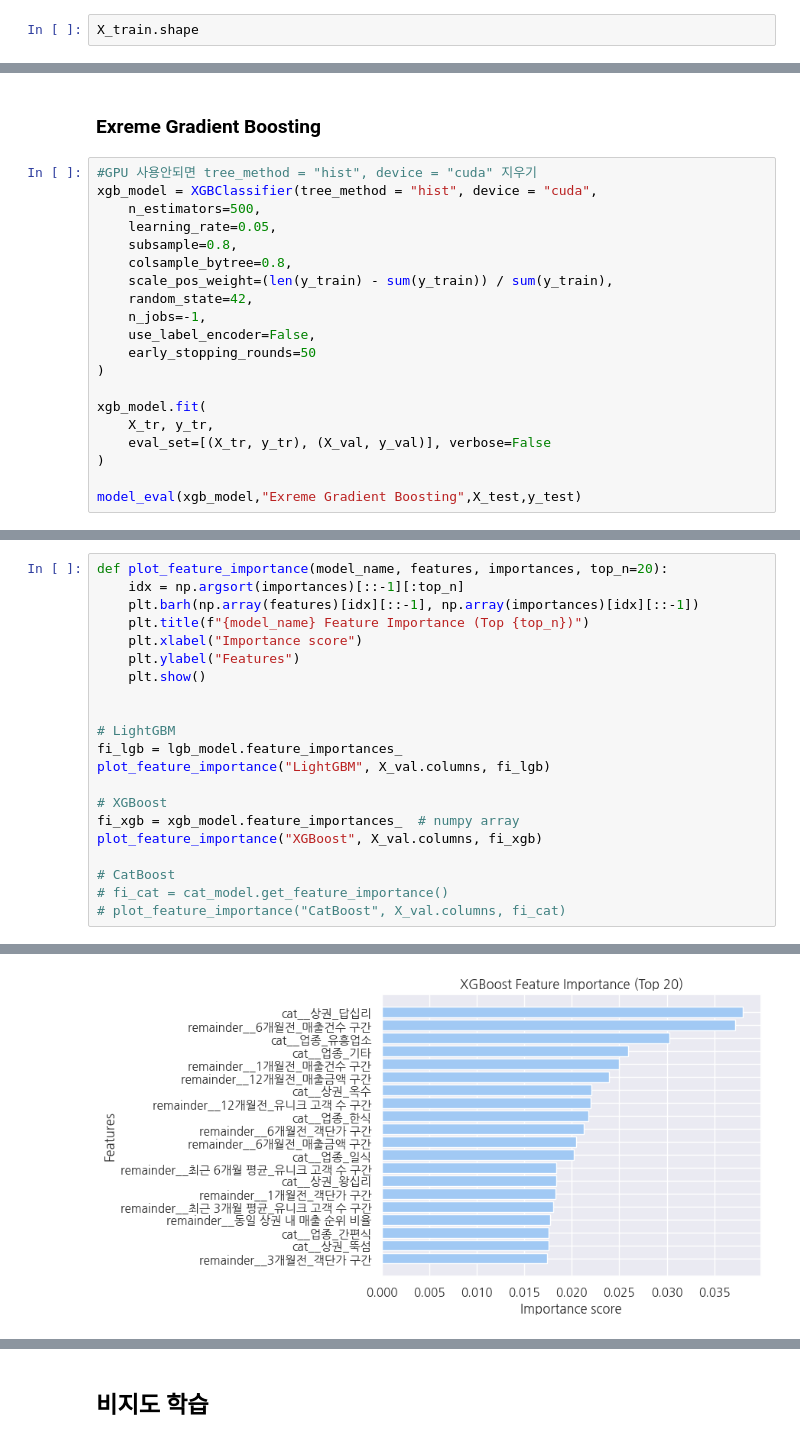
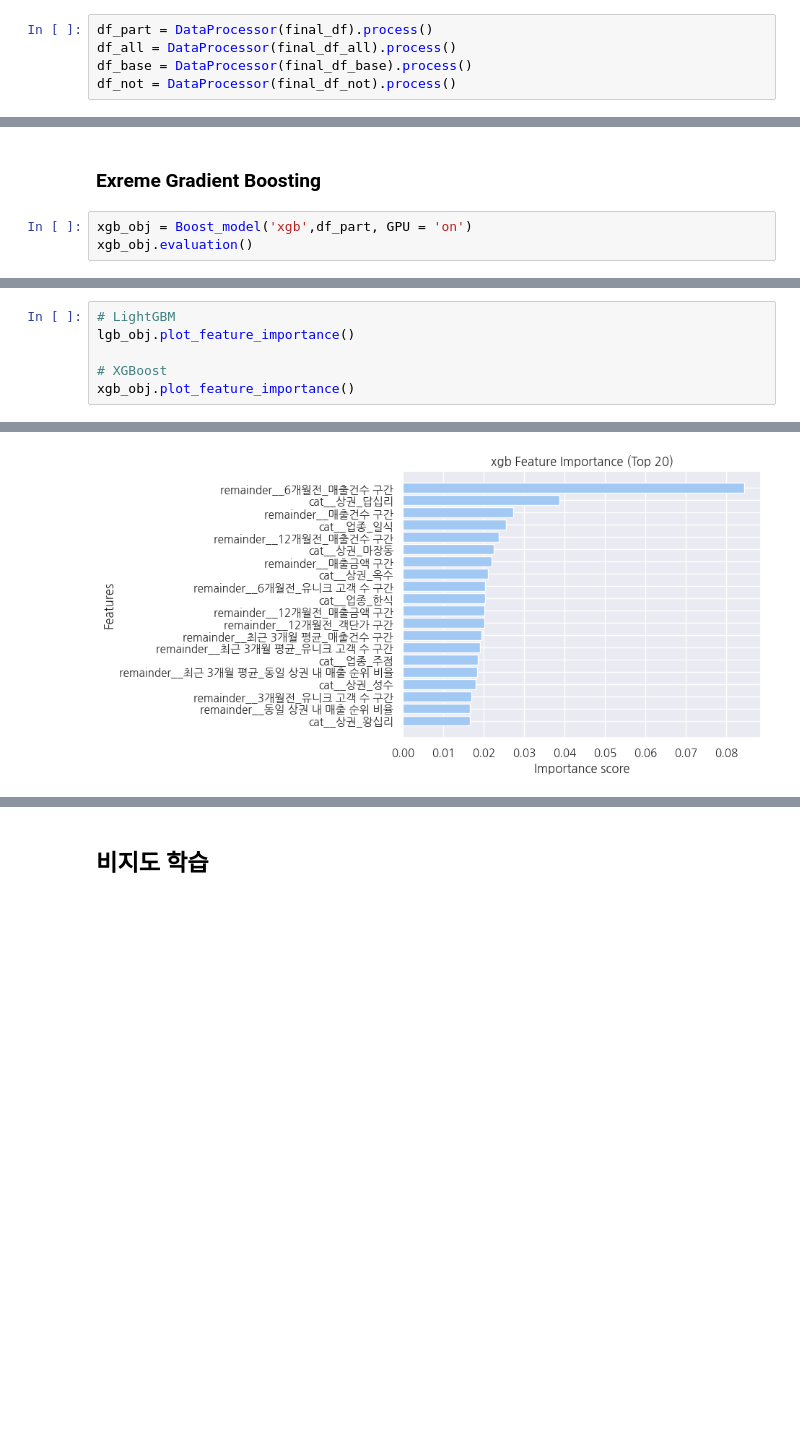
Before and after one commit to CYJ1226/BigContest, a Jupyter notebook: notebooks/Baseline2.ipynb, the cells around one changed output, grey strips where cells are left out. Drawn from its saved outputs; the diff is of its cells as text; blank space fills up the shorter version.

```diff
--- a/notebooks/Baseline2.ipynb
+++ b/notebooks/Baseline2.ipynb
@@ -188,3 +309,6 @@ X_tr, X_val, y_tr, y_val = train_test_split(X_train, y_train, test_size=0.2, ran
 # %%
-X_train.shape
+df_part = DataProcessor(final_df).process()
+df_all = DataProcessor(final_df_all).process()
+df_base = DataProcessor(final_df_base).process()
+df_not = DataProcessor(final_df_not).process()
 # %% [output]
@@ -303,24 +557,7 @@ ModelTuner('lgbm',X_train, X_test,y_train,y_test).run()
 # %% [markdown]
 ### Exreme Gradient Boosting
 # %%
-#GPU 사용안되면 tree_method = "hist", device = "cuda" 지우기
-xgb_model = XGBClassifier(tree_method = "hist", device = "cuda",
-    n_estimators=500,
-    learning_rate=0.05,
-    subsample=0.8,
-    colsample_bytree=0.8,
-    scale_pos_weight=(len(y_train) - sum(y_train)) / sum(y_train),
-    random_state=42,
-    n_jobs=-1,
-    use_label_encoder=False,
-    early_stopping_rounds=50
-)
-
-xgb_model.fit(
-    X_tr, y_tr,
-    eval_set=[(X_tr, y_tr), (X_val, y_val)], verbose=False
-)
-
-model_eval(xgb_model,"Exreme Gradient Boosting",X_test,y_test)
+xgb_obj = Boost_model('xgb',df_part, GPU = 'on')
+xgb_obj.evaluation()
 # %% [output]
 --- Exreme Gradient Boosting 모델 평가 ---
@@ -335,24 +613,9 @@ ModelTuner('xgb',X_train, X_test,y_train,y_test).run()
 # %% [output]
 [figure]
 # %%
-def plot_feature_importance(model_name, features, importances, top_n=20):
-    idx = np.argsort(importances)[::-1][:top_n]
-    plt.barh(np.array(features)[idx][::-1], np.array(importances)[idx][::-1])
-    plt.title(f"{model_name} Feature Importance (Top {top_n})")
-    plt.xlabel("Importance score")
-    plt.ylabel("Features")
-    plt.show()
-
-
 # LightGBM
-fi_lgb = lgb_model.feature_importances_
-plot_feature_importance("LightGBM", X_val.columns, fi_lgb)
+lgb_obj.plot_feature_importance()
 
 # XGBoost
-fi_xgb = xgb_model.feature_importances_  # numpy array
-plot_feature_importance("XGBoost", X_val.columns, fi_xgb)
-
-# CatBoost
-# fi_cat = cat_model.get_feature_importance()
-# plot_feature_importance("CatBoost", X_val.columns, fi_cat)
+xgb_obj.plot_feature_importance()
 # %% [output]
@@ -360,2 +623,2 @@ plot_feature_importance("XGBoost", X_val.columns, fi_xgb)
-[figure, old version]
+[figure, new version]
 # %%
```
Also changed, not shown: parts of 56 cells of this notebook, 3 other files.
